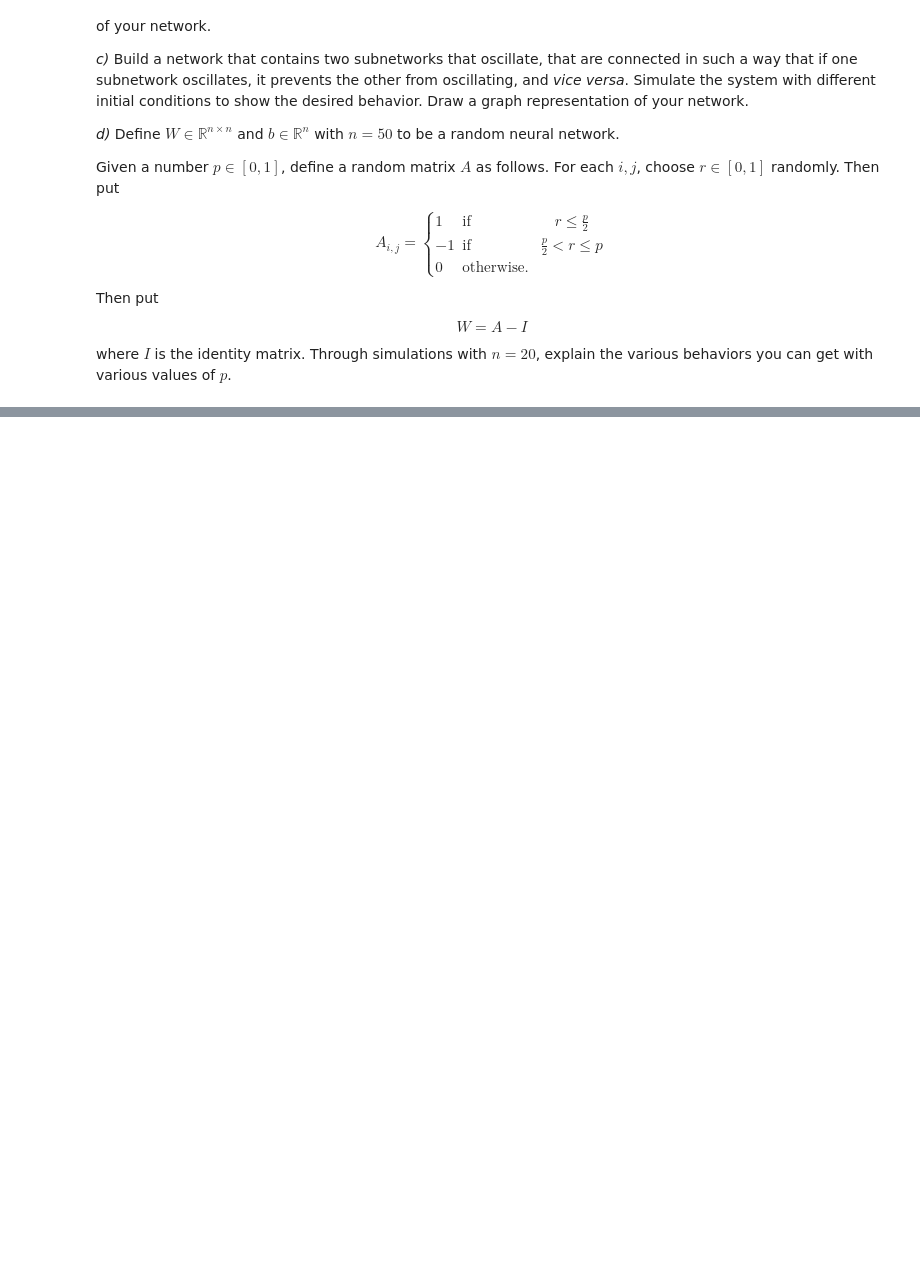
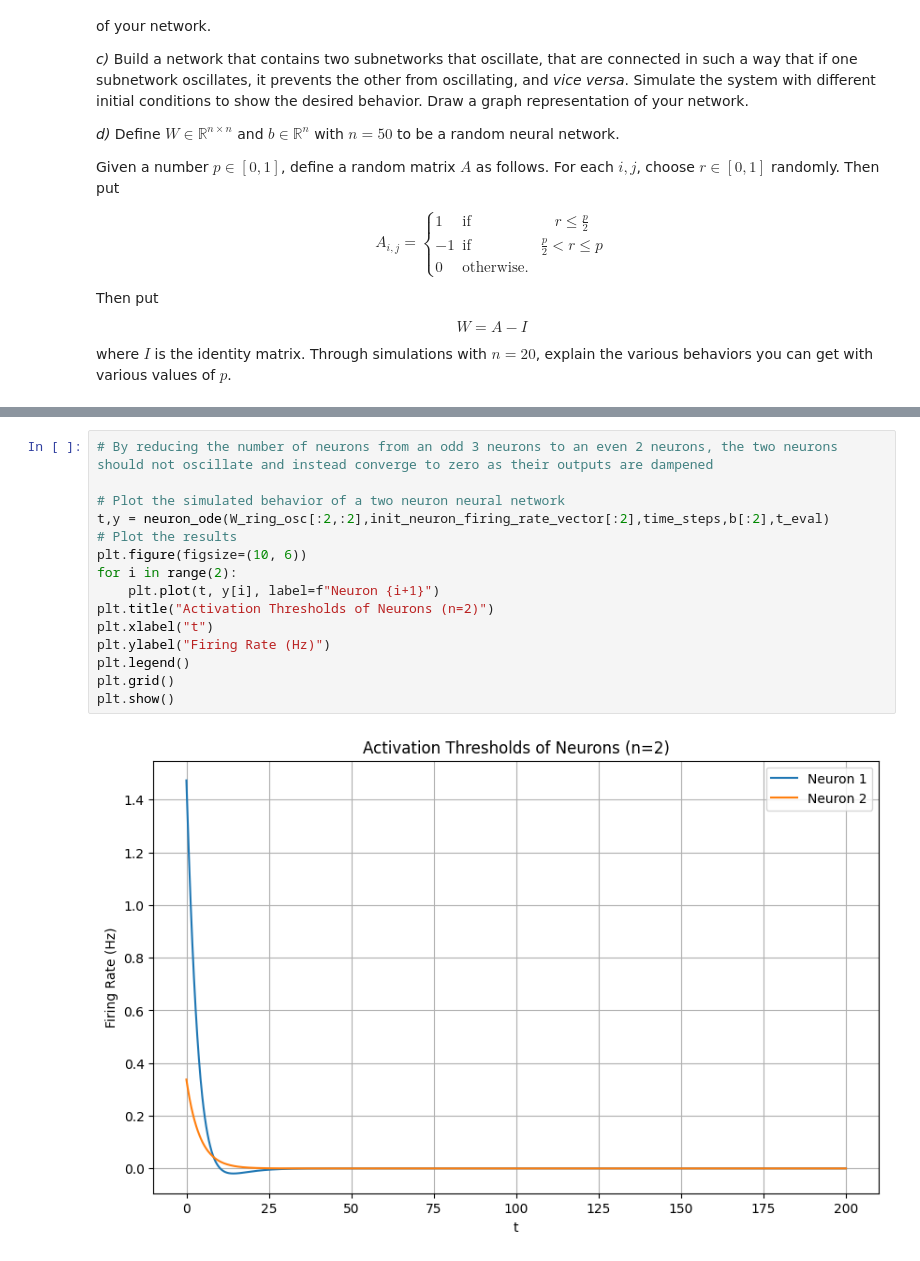
Before and after one commit to enriquea02/uw, a Jupyter notebook: eep502_analytical_methods_for_electrical_engineering/homework/final_diff_eqn_and_neural_networks_eantunano.ipynb, the cells around one changed output, grey strips where cells are left out. Saved outputs shown, nothing was run; the diff lists cells and outputs as text; blank space fills up the shorter version.

```diff
--- a/eep502_analytical_methods_for_electrical_engineering/homework/final_diff_eqn_and_neural_networks_eantunano.ipynb
+++ b/eep502_analytical_methods_for_electrical_engineering/homework/final_diff_eqn_and_neural_networks_eantunano.ipynb
@@ -191,3 +217,20 @@ plt.show()
+# %%
+# By reducing the number of neurons from an odd 3 neurons to an even 2 neurons, the two neurons should not oscillate and instead converge to zero as their outputs are dampened
+
+# Plot the simulated behavior of a two neuron neural network
+t,y = neuron_ode(W_ring_osc[:2,:2],init_neuron_firing_rate_vector[:2],time_steps,b[:2],t_eval)
+# Plot the results
+plt.figure(figsize=(10, 6))
+for i in range(2):
+    plt.plot(t, y[i], label=f"Neuron {i+1}")
+plt.title("Activation Thresholds of Neurons (n=2)")
+plt.xlabel("t")
+plt.ylabel("Firing Rate (Hz)")
+plt.legend()
+plt.grid()
+plt.show()
+# %% [output]
+[figure, added]
 # %%
 # Define the nonlinearity g(x)
 def g(x):
```
Also changed, not shown: parts of 11 cells of this notebook.
